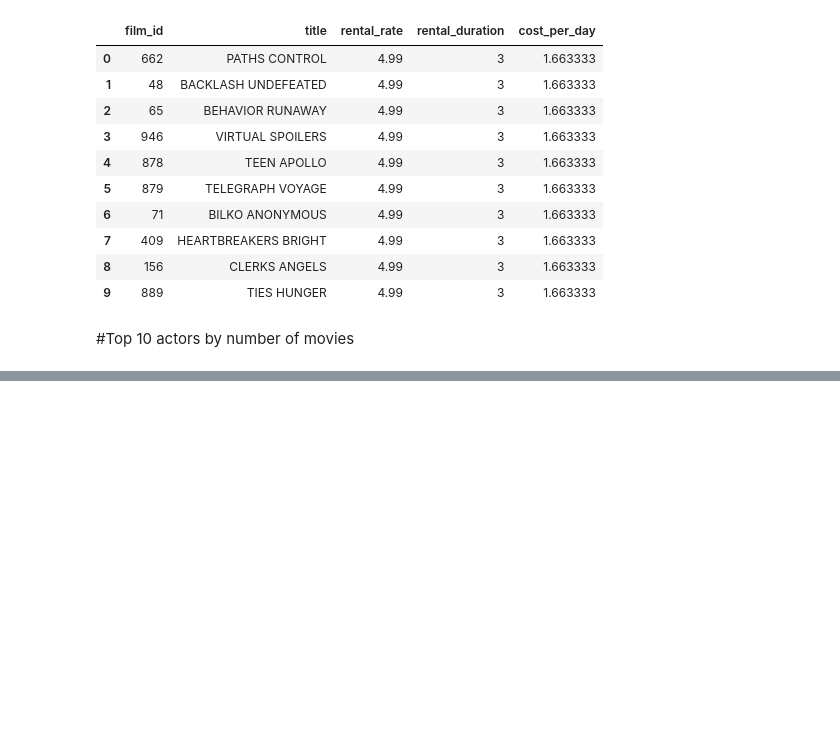
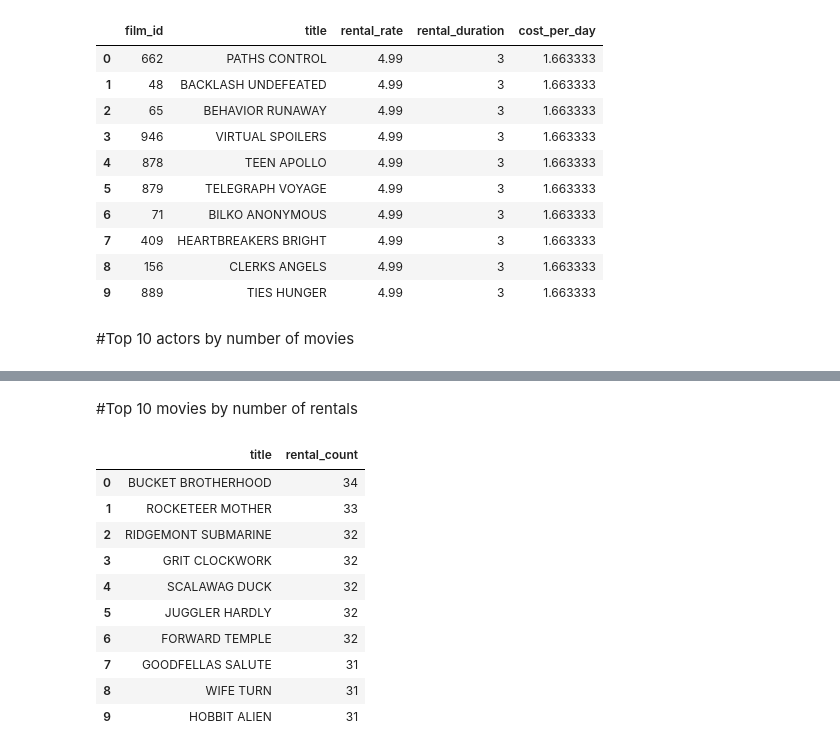
Before and after one commit to densen1995/sql_lab1_de25, a Jupyter notebook: eda.ipynb, the cells around one changed output, grey strips where cells are left out. Drawn from its saved outputs; the diff is of its cells as text; code cells hidden in the pictures; blank space fills up the shorter version.

```diff
--- a/eda.ipynb
+++ b/eda.ipynb
@@ -211,0 +291,28 @@ actor_counts.head(10) ##limit to top 10
+# %% [markdown]
+#Top 10 movies by number of rentals
+# %%
+#Join the film, inventory and rental tables to achieve this
+top_rented_movies= duckdb.sql("""
+    SELECT
+        f.title,
+        COUNT(*) AS rental_count
+    FROM film f
+    JOIN inventory i ON f.film_id = i.film_id
+    JOIN rental r ON i.inventory_id = r.inventory_id
+    GROUP BY f.title
+    ORDER BY rental_count DESC;
+""").df()
+
+top_rented_movies.head(10) #limit to top 10
+# %% [output]
+|  | title | rental_count |
+| 0 | BUCKET BROTHERHOOD | 34 |
+| 1 | ROCKETEER MOTHER | 33 |
+| 2 | RIDGEMONT SUBMARINE | 32 |
+| 3 | GRIT CLOCKWORK | 32 |
+| 4 | SCALAWAG DUCK | 32 |
+| 5 | JUGGLER HARDLY | 32 |
+| 6 | FORWARD TEMPLE | 32 |
+| 7 | GOODFELLAS SALUTE | 31 |
+| 8 | WIFE TURN | 31 |
+| 9 | HOBBIT ALIEN | 31 |
```
Also changed, not shown: parts of 7 cells of this notebook, 1 other file.
